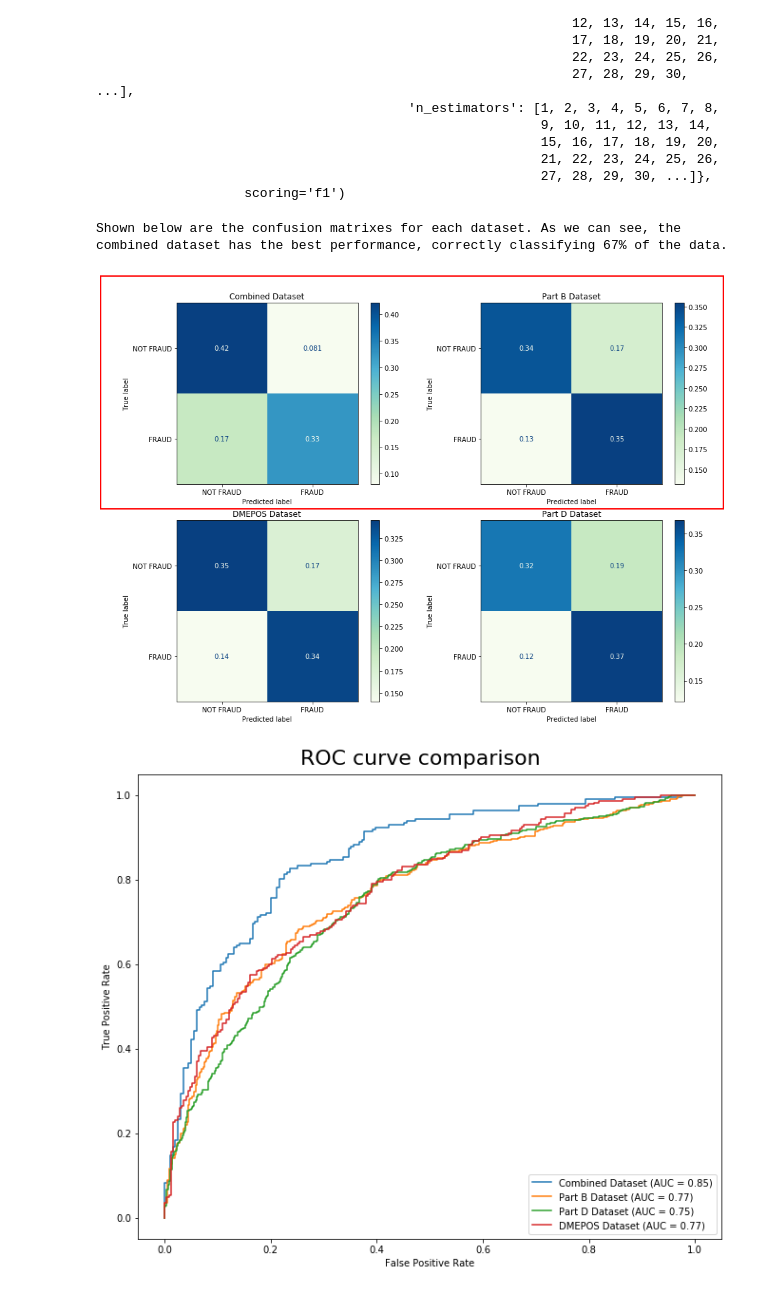
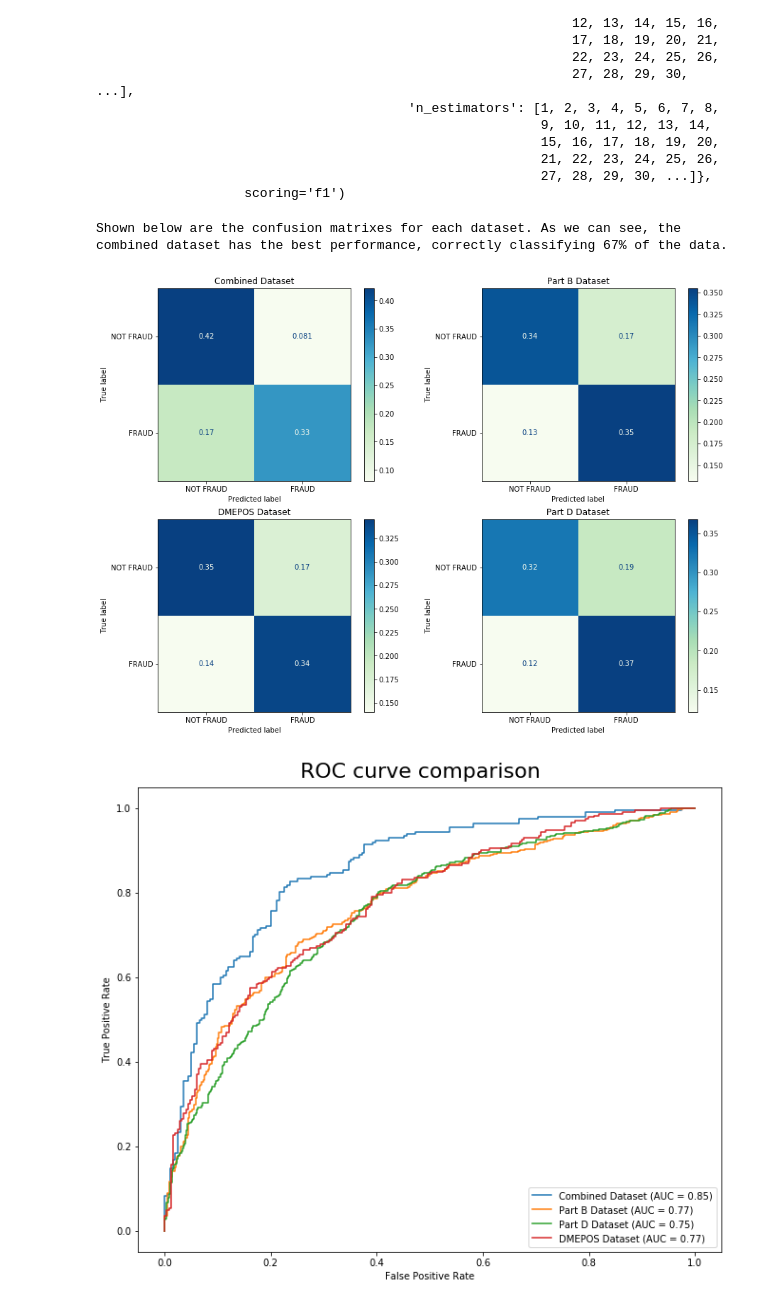
Before and after one commit to brenfrrs/medicare_fraud, a Jupyter notebook: modeling.ipynb, the cells around one changed output. Saved outputs shown, nothing was run; the diff lists cells and outputs as text; code cells hidden in the pictures.

Commit message:
removed bounding boxes from confusion matrix outputs

```diff
--- a/modeling.ipynb
+++ b/modeling.ipynb
@@ -326,43 +319,34 @@ RandomizedSearchCV(cv=5, estimator=RandomForestClassifier(n_jobs=-1), n_jobs=-1,
 # %%
 fig, ax = plt.subplots(2,2)
 fig.set_size_inches(15, 11)
-
-
-# Draw rectangle around best performing dataset.
-rect = plt.Rectangle(
-    # (lower-left corner), width, height
-    (0.05, 0.49), 0.865, 0.44, fill=False, color="r", lw=2,
-    zorder=1000, transform=fig.transFigure, figure=ax[0,0]
-)
-fig.patches.extend([rect])
-
 
 
 confusion_matrix_combined = metrics.plot_confusion_matrix(tree_rf_combined, X_test_combined, y_test_combined, cmap= "GnBu", ax = ax[0,0], normalize='all')
 ax[0,0].set_title('Combined Dataset')
 ax[0,0].set_xticklabels(['NOT FRAUD','FRAUD'])
 ax[0,0].set_yticklabels(['NOT FRAUD','FRAUD'])
 
 confusion_matrix_partb = metrics.plot_confusion_matrix(tree_rf_b, X_test_b, y_test_b, cmap= "GnBu", ax = ax[0,1], normalize='all')
 ax[0,1].set_title('Part B Dataset')
 ax[0,1].set_xticklabels(['NOT FRAUD','FRAUD'])
 ax[0,1].set_yticklabels(['NOT FRAUD','FRAUD'])
 
 
 confusion_matrix_partd = metrics.plot_confusion_matrix(tree_rf_d, X_test_d, y_test_d, cmap= "GnBu", ax = ax[1,1], normalize='all')
 ax[1,1].set_title('Part D Dataset')
 ax[1,1].set_xticklabels(['NOT FRAUD','FRAUD'])
 ax[1,1].set_yticklabels(['NOT FRAUD','FRAUD'])
 
 confusion_matrix_dmepos = metrics.plot_confusion_matrix(tree_rf_dmepos, X_test_dmepos, y_test_dmepos, cmap= "GnBu", ax = ax[1,0], normalize='all')
 ax[1,0].set_title('DMEPOS Dataset')
 ax[1,0].set_xticklabels(['NOT FRAUD','FRAUD'])
 ax[1,0].set_yticklabels(['NOT FRAUD','FRAUD']);
 
 print('Shown below are the confusion matrixes for each dataset. As we can see, the combined dataset has the best performance, correctly classifying 67% of the data.')
+fig.savefig('forest_confusion.png')
 # %% [output]
 Shown below are the confusion matrixes for each dataset. As we can see, the combined dataset has the best performance, correctly classifying 67% of the data.
-[figure, old version]
+[figure, new version]
 # %%
 ROC_combined = metrics.plot_roc_curve(tree_rf_combined, X_test_combined, y_test_combined, name='Combined Dataset')
 ROC_partb = metrics.plot_roc_curve(tree_rf_b, X_test_b, y_test_b, name='Part B Dataset', ax=ROC_combined.ax_)
```
Also changed, not shown: parts of 2 cells of this notebook.
